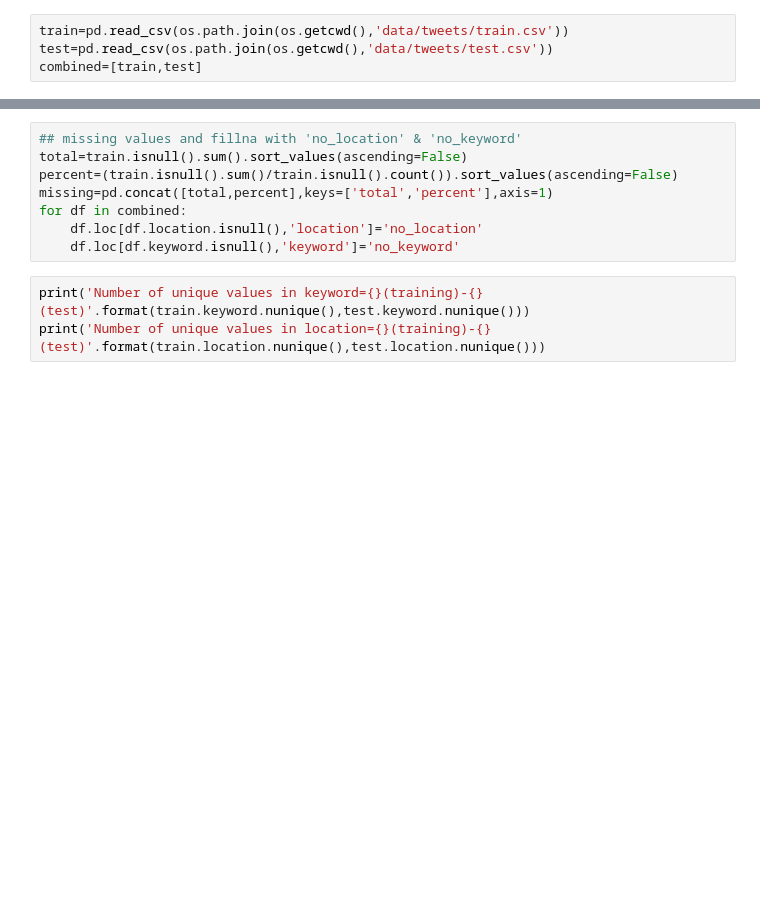
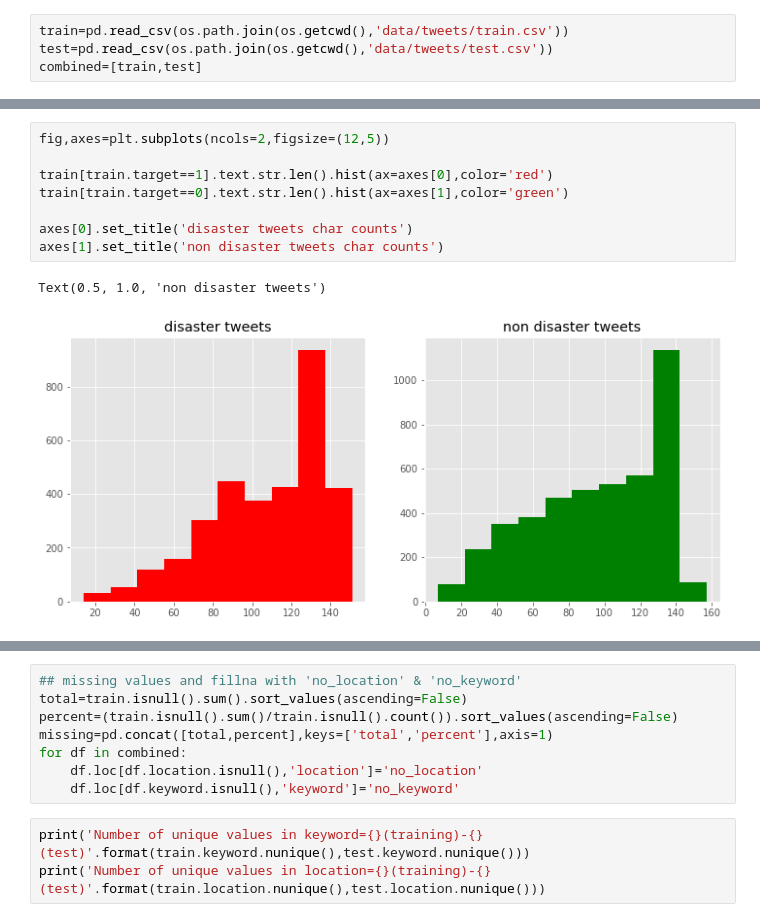
Before and after one commit to Teake1404/Shuqing-Ke-s-Python-Code-Projects, a Jupyter notebook: tweets-NLP.ipynb, the cells around one changed output, grey strips where cells are left out. Saved outputs shown, nothing was run; the diff lists cells and outputs as text; blank space fills up the shorter version.

```diff
--- a/tweets-NLP.ipynb
+++ b/tweets-NLP.ipynb
@@ -29,0 +57,11 @@ combined=[train,test]
+# %%
+fig,axes=plt.subplots(ncols=2,figsize=(12,5))
+
+train[train.target==1].text.str.len().hist(ax=axes[0],color='red')
+train[train.target==0].text.str.len().hist(ax=axes[1],color='green')
+
+axes[0].set_title('disaster tweets char counts')
+axes[1].set_title('non disaster tweets char counts')
+# %% [output]
+Text(0.5, 1.0, 'non disaster tweets')
+[figure, added]
```
Also changed, not shown: parts of 35 cells of this notebook.
